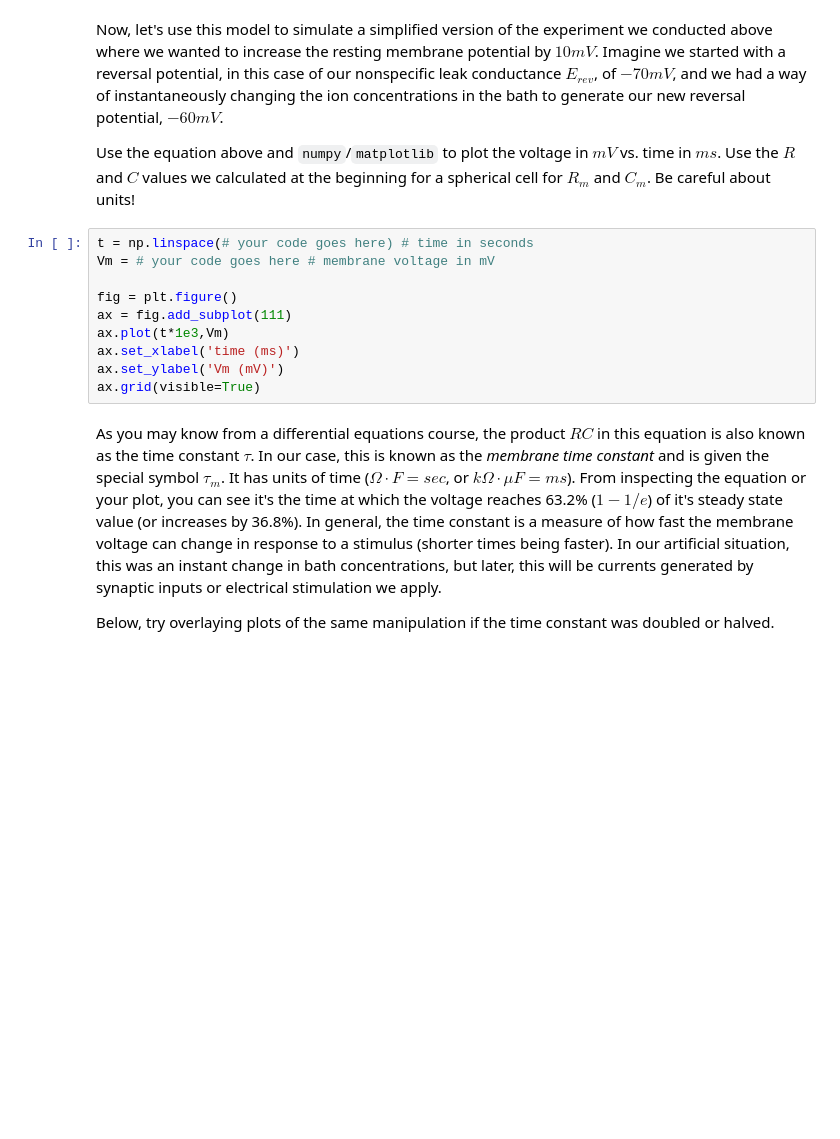
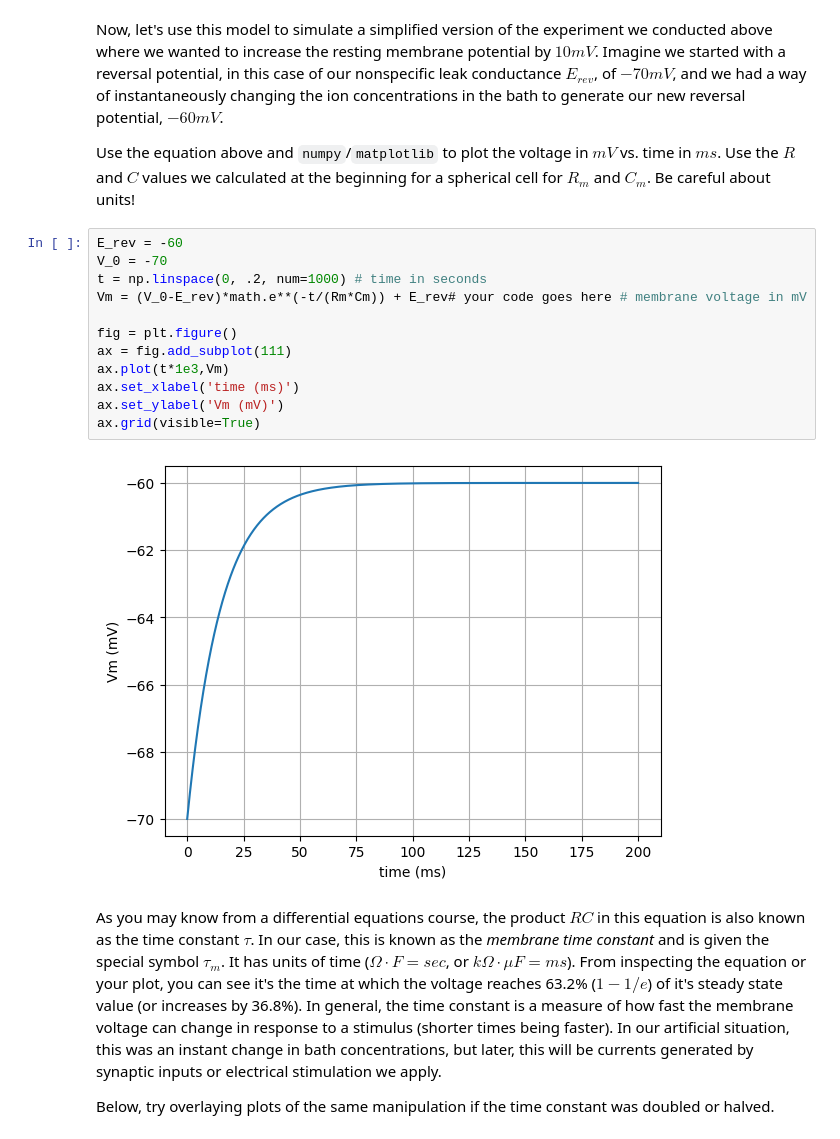
Before and after one commit to vincentyliu2001/BIO74.03-Exercises, a Jupyter notebook: CompModNervSys_exercise3.ipynb, the cells around one changed output. Cells and saved outputs as stored; diff of their text form; blank space fills up the shorter version.

```diff
--- a/CompModNervSys_exercise3.ipynb
+++ b/CompModNervSys_exercise3.ipynb
@@ -238,15 +260,19 @@ Now, let's use this model to simulate a simplified version of the experiment we
 
 Use the equation above and `numpy`/`matplotlib` to plot the voltage in $mV$ vs. time in $ms$. Use the $R$ and $C$ values we calculated at the beginning for a spherical cell for $R_{m}$ and $C_{m}$. Be careful about units!
 # %%
-t = np.linspace(# your code goes here) # time in seconds
-Vm = # your code goes here # membrane voltage in mV
+E_rev = -60
+V_0 = -70
+t = np.linspace(0, .2, num=1000) # time in seconds
+Vm = (V_0-E_rev)*math.e**(-t/(Rm*Cm)) + E_rev# your code goes here # membrane voltage in mV
 
 fig = plt.figure()
 ax = fig.add_subplot(111)
 ax.plot(t*1e3,Vm)
 ax.set_xlabel('time (ms)')
 ax.set_ylabel('Vm (mV)')
 ax.grid(visible=True)
+# %% [output]
+[figure, added]
 # %% [markdown]
 As you may know from a differential equations course, the product $RC$ in this equation is also known as the time constant $\tau$. In our case, this is known as the *membrane time constant* and is given the special symbol $\tau_{m}$. It has units of time ($\Omega \cdot F = sec$, or $k\Omega \cdot \mu F = ms$). From inspecting the equation or your plot, you can see it's the time at which the voltage reaches 63.2% ($1-1/e$) of it's steady state value (or increases by 36.8%). In general, the time constant is a measure of how fast the membrane voltage can change in response to a stimulus (shorter times being faster). In our artificial situation, this was an instant change in bath concentrations, but later, this will be currents generated by synaptic inputs or electrical stimulation we apply.
 
```
Also changed, not shown: parts of 11 cells of this notebook.
